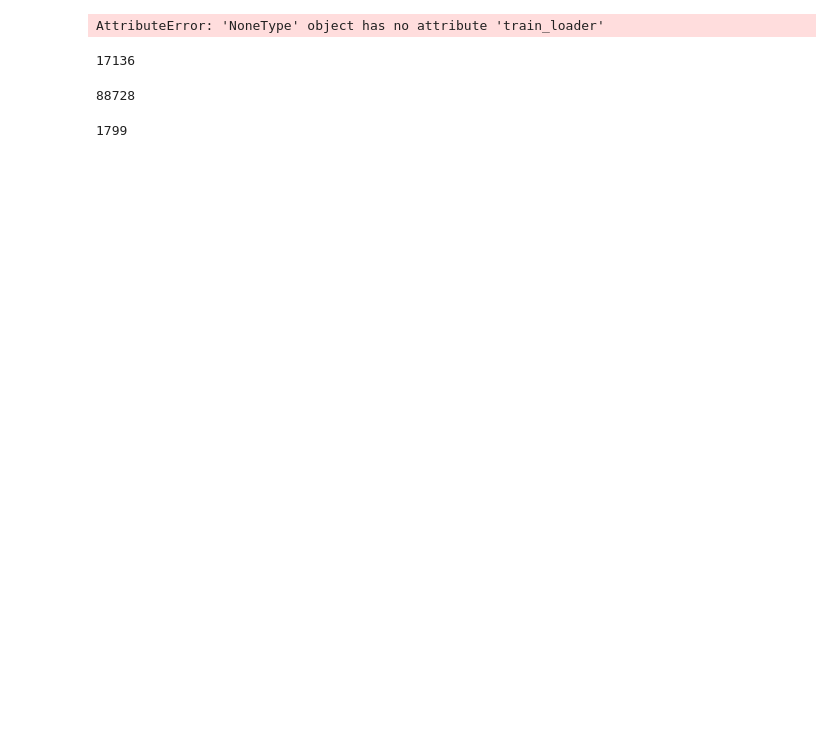
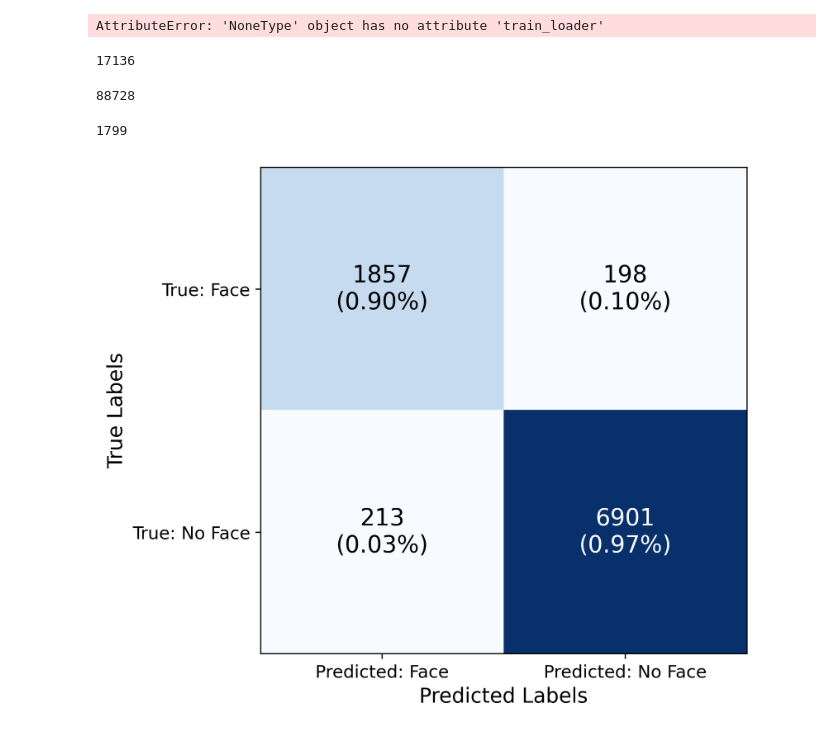
Before and after one commit to neleSuffo/naturalistic-social-analysis, a Jupyter notebook: src/models/yolo_face_detection/check_class_balance.ipynb, the cells around one changed output. Saved outputs shown, nothing was run; the diff lists cells and outputs as text; code cells hidden in the pictures; blank space fills up the shorter version.

Commit message:
add confusion matrix plot function

```diff
--- a/src/models/yolo_face_detection/check_class_balance.ipynb
+++ b/src/models/yolo_face_detection/check_class_balance.ipynb
@@ -84,3 +84,52 @@ images_with_class_count = len(os.listdir("/home/nele_pauline_suffo/ProcessedData
 images_with_class_count
 # %% [output]
 1799
+# %%
+import numpy as np
+import matplotlib.pyplot as plt
+from sklearn.metrics import ConfusionMatrixDisplay
+
+# Define the confusion matrix values
+TN = 6901
+FP = 198
+FN = 213
+TP = 1857
+
+# Create the confusion matrix
+conf_matrix = np.array([[TP, FP],
+                        [FN, TN]])
+# Create the confusion matrix
+percentages = np.array([[0.90, 0.1],
+                        [0.03, 0.97]])
+
+# Create a ConfusionMatrixDisplay object
+disp = ConfusionMatrixDisplay(confusion_matrix=conf_matrix,
+                              display_labels=['Predicted: Face', 'Predicted: No Face'])
+
+# Plot the confusion matrix with high resolution and larger annotations
+fig, ax = plt.subplots(figsize=(8, 6), dpi=300)  # Set dpi for high resolution
+disp.plot(cmap='Blues', ax=ax, values_format='d', colorbar=False, include_values=False)  # Turn off default values
+
+# Annotate with counts and percentages
+for i in range(2):
+    for j in range(2):
+        count = conf_matrix[i, j]
+        percentage = percentages[i, j]
+        # Set text color to white only for TN cell
+        color = 'white' if (i == 1 and j == 1) else 'black'
+        ax.text(j, i, f'{count}\n({percentage:.2f}%)',
+                ha='center', va='center', fontsize=16, color=color)
+
+# Adjust font size for labels
+ax.set_xlabel('Predicted Labels', fontsize=14)
+ax.set_ylabel('True Labels', fontsize=14)
+ax.set_xticklabels(['Predicted: Face', 'Predicted: No Face'], fontsize=12)
+ax.set_yticklabels(['True: Face', 'True: No Face'], fontsize=12)
+
+# Save the figure with high resolution
+plt.savefig('/home/nele_pauline_suffo/outputs/yolo_face_detections/face_validation_20250203_145751/face_detection_confusion_matrix.png', dpi=300)
+
+# Display the plot
+plt.show()
+# %% [output]
+[figure, added]
```
